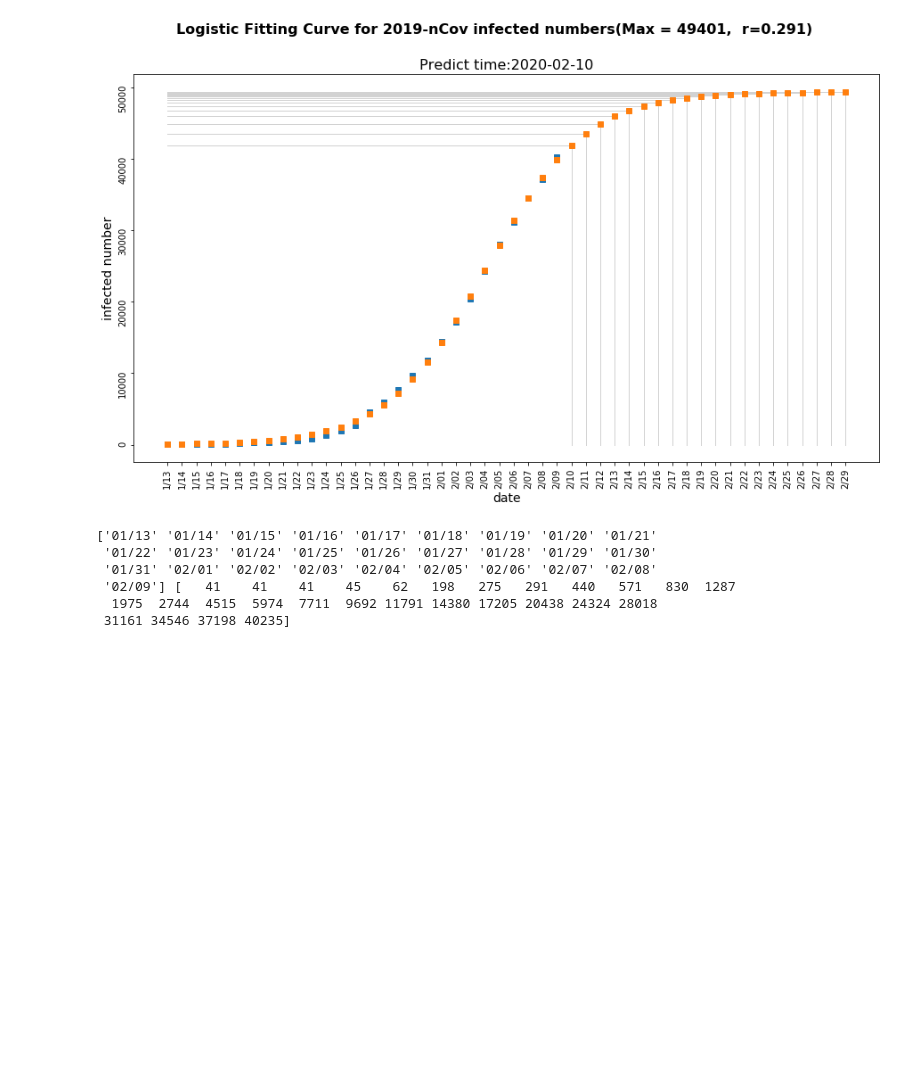
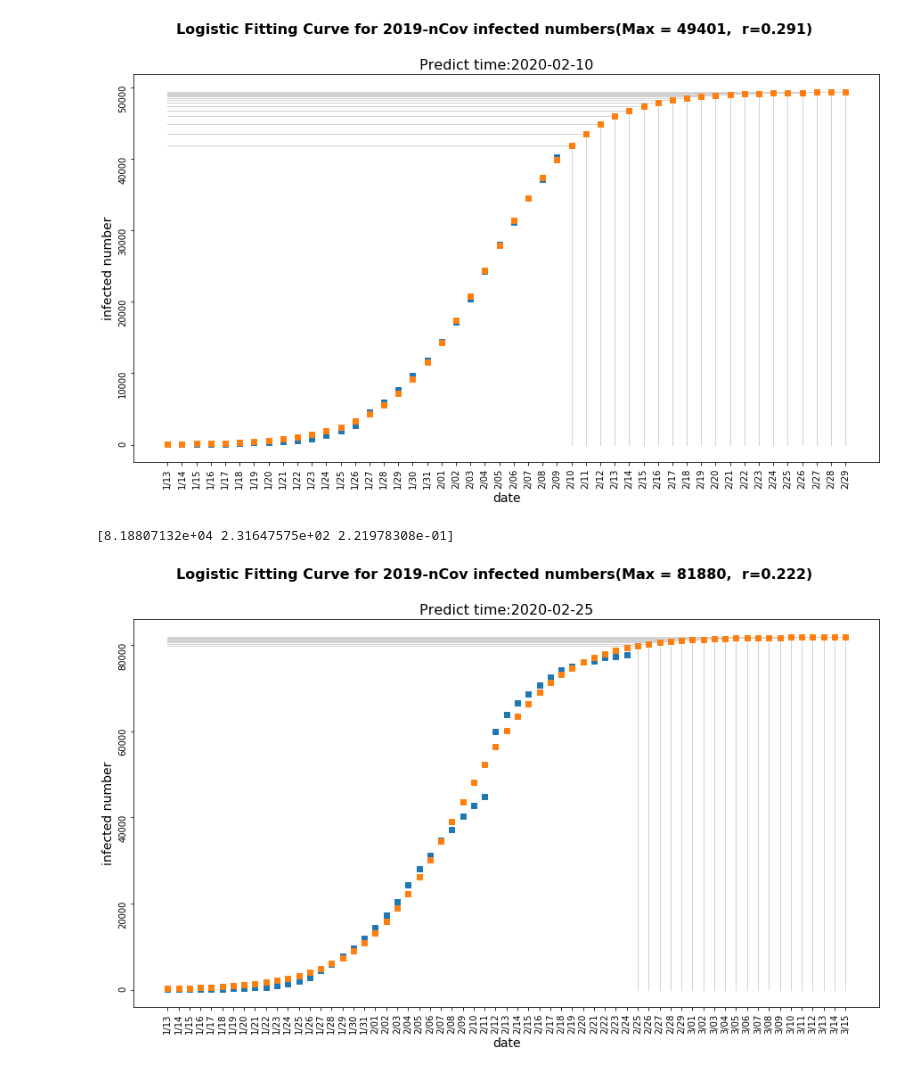
Before and after one commit to wonanut/Algorithms_JOBS, a Jupyter notebook: 算法/数据结构专题/数组专题/notebook/肺炎数据拟合.ipynb, the cells around one changed output. Drawn from its saved outputs; the diff is of its cells as text; code cells hidden in the pictures; blank space fills up the shorter version.

```diff
--- a/算法/数据结构专题/数组专题/notebook/肺炎数据拟合.ipynb
+++ b/算法/数据结构专题/数组专题/notebook/肺炎数据拟合.ipynb
@@ -364,20 +375,9 @@ predict()
 # %% [output]
 [4.94013653e+04 7.92607154e+01 2.91200402e-01]
 [figure]
-# %%
-url = 'https://view.inews.qq.com/g2/getOnsInfo?name=wuwei_ww_cn_day_counts'
-response = urllib.request.urlopen(url)
-json_data = response.read().decode('utf-8').replace('\n','')
-data = json.loads(json_data)
-data = json.loads(data['data'])
-
-df = sequence_analyse(data)
-date, confirm = df['date'].values, df['confirm'].values
-print(date, confirm)
-# %% [output]
-['01/13' '01/14' '01/15' '01/16' '01/17' '01/18' '01/19' '01/20' '01/21'
- '01/22' '01/23' '01/24' '01/25' '01/26' '01/27' '01/28' '01/29' '01/30'
- '01/31' '02/01' '02/02' '02/03' '02/04' '02/05' '02/06' '02/07' '02/08'
- '02/09'] [   41    41    41    45    62   198   275   291   440   571   830  1287
-  1975  2744  4515  5974  7711  9692 11791 14380 17205 20438 24324 28018
- 31161 34546 37198 40235]
+# %%
+from logistic_predict import predict
+predict()
+# %% [output]
+[8.18807132e+04 2.31647575e+02 2.21978308e-01]
+[figure, added]
```
Also changed, not shown: parts of 2 cells of this notebook, 7 other files.
